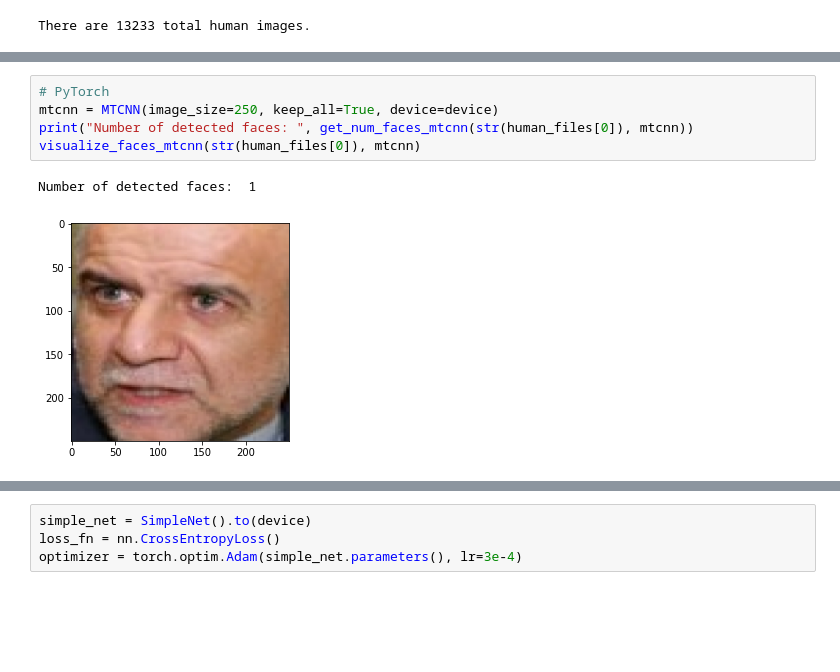
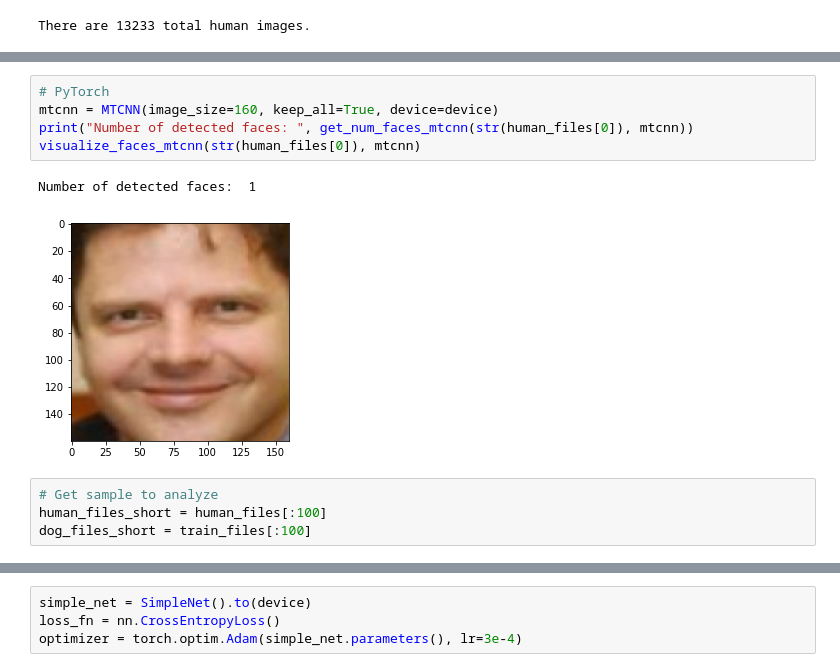
Before and after one commit to aaronlws95/udacity-dog-breed-classifier, a Jupyter notebook: dog_app.ipynb, the cells around one changed output, grey strips where cells are left out. Drawn from its saved outputs; the diff is of its cells as text; blank space fills up the shorter version.

```diff
--- a/dog_app.ipynb
+++ b/dog_app.ipynb
@@ -66,9 +114,13 @@ Number of detected faces:  1
 # %%
 # PyTorch
-mtcnn = MTCNN(image_size=250, keep_all=True, device=device)
+mtcnn = MTCNN(image_size=160, keep_all=True, device=device)
 print("Number of detected faces: ", get_num_faces_mtcnn(str(human_files[0]), mtcnn))
 visualize_faces_mtcnn(str(human_files[0]), mtcnn)
 # %% [output]
 Number of detected faces:  1
-[figure, old version]
+[figure, new version]
+# %%
+# Get sample to analyze
+human_files_short = human_files[:100]
+dog_files_short = train_files[:100]
 # %%
```
Also changed, not shown: parts of 46 cells of this notebook, 11 other files.
